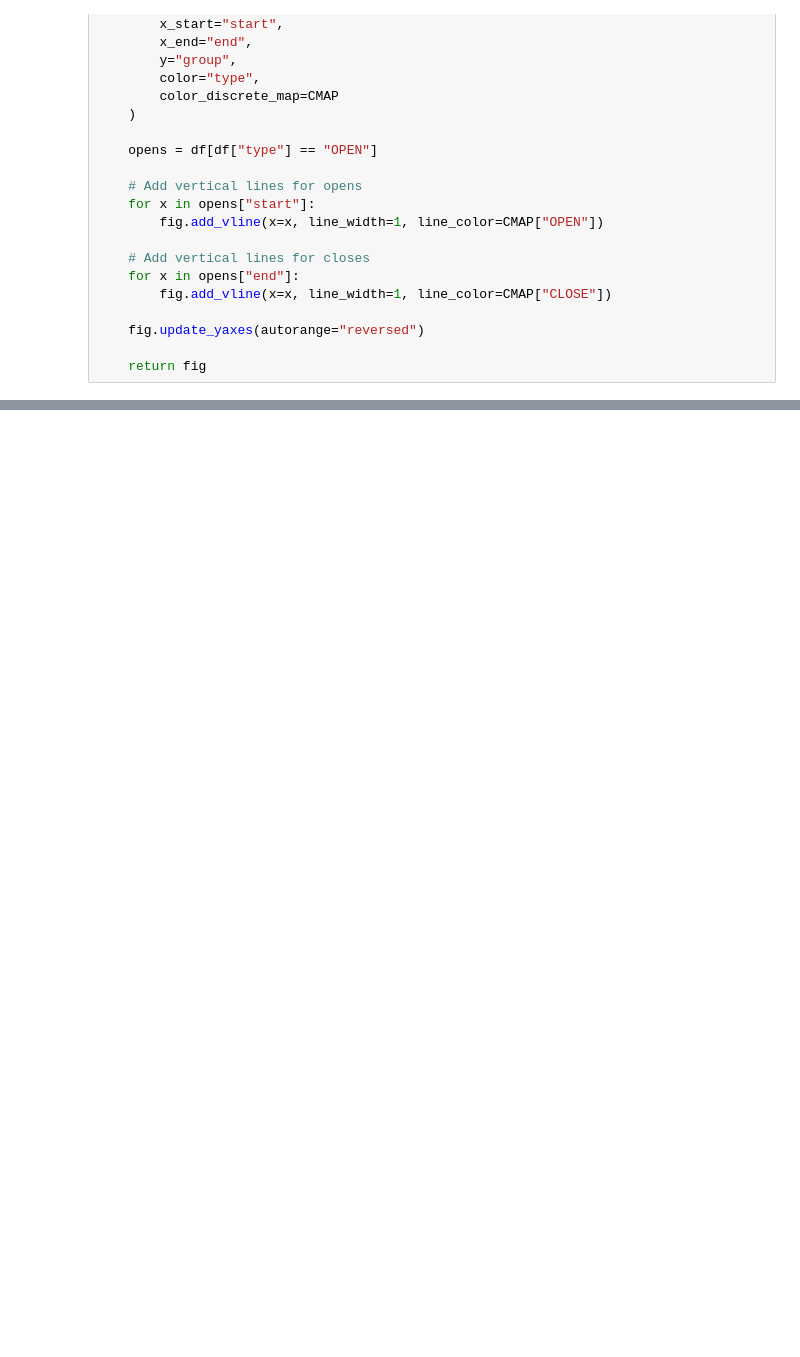
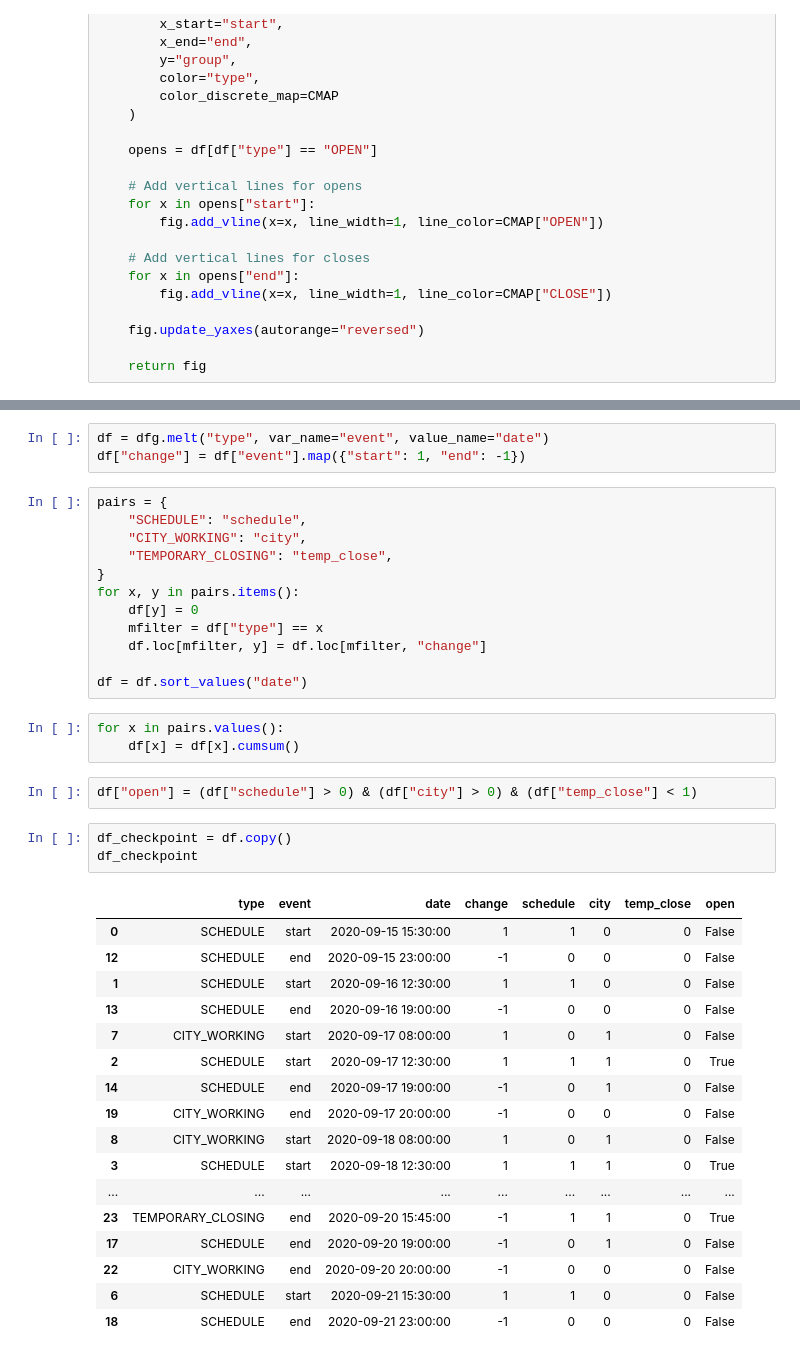
Before and after one commit to villoro/villoro_posts, a Jupyter notebook: store_address/SA visualizations.ipynb, the cells around one changed output, grey strips where cells are left out. Cells and saved outputs as stored; diff of their text form; blank space fills up the shorter version.

```diff
--- a/store_address/SA visualizations.ipynb
+++ b/store_address/SA visualizations.ipynb
@@ -74,0 +94,41 @@ plot_sa(df)
+# %%
+df = dfg.melt("type", var_name="event", value_name="date")
+df["change"] = df["event"].map({"start": 1, "end": -1})
+# %%
+pairs = {
+    "SCHEDULE": "schedule",
+    "CITY_WORKING": "city",
+    "TEMPORARY_CLOSING": "temp_close",
+}
+for x, y in pairs.items():
+    df[y] = 0
+    mfilter = df["type"] == x
+    df.loc[mfilter, y] = df.loc[mfilter, "change"]
+
+df = df.sort_values("date")
+# %%
+for x in pairs.values():
+    df[x] = df[x].cumsum()
+# %%
+df["open"] = (df["schedule"] > 0) & (df["city"] > 0) & (df["temp_close"] < 1)
+# %%
+df_checkpoint = df.copy()
+df_checkpoint
+# %% [output]
+|  | type | event | date | change | schedule | city | temp_close | open |
+| 0 | SCHEDULE | start | 2020-09-15 15:30:00 | 1 | 1 | 0 | 0 | False |
+| 12 | SCHEDULE | end | 2020-09-15 23:00:00 | -1 | 0 | 0 | 0 | False |
+| 1 | SCHEDULE | start | 2020-09-16 12:30:00 | 1 | 1 | 0 | 0 | False |
+| 13 | SCHEDULE | end | 2020-09-16 19:00:00 | -1 | 0 | 0 | 0 | False |
+| 7 | CITY_WORKING | start | 2020-09-17 08:00:00 | 1 | 0 | 1 | 0 | False |
+| 2 | SCHEDULE | start | 2020-09-17 12:30:00 | 1 | 1 | 1 | 0 | True |
+| 14 | SCHEDULE | end | 2020-09-17 19:00:00 | -1 | 0 | 1 | 0 | False |
+| 19 | CITY_WORKING | end | 2020-09-17 20:00:00 | -1 | 0 | 0 | 0 | False |
+| 8 | CITY_WORKING | start | 2020-09-18 08:00:00 | 1 | 0 | 1 | 0 | False |
+| 3 | SCHEDULE | start | 2020-09-18 12:30:00 | 1 | 1 | 1 | 0 | True |
+| ... | ... | ... | ... | ... | ... | ... | ... | ... |
+| 23 | TEMPORARY_CLOSING | end | 2020-09-20 15:45:00 | -1 | 1 | 1 | 0 | True |
+| 17 | SCHEDULE | end | 2020-09-20 19:00:00 | -1 | 0 | 1 | 0 | False |
+| 22 | CITY_WORKING | end | 2020-09-20 20:00:00 | -1 | 0 | 0 | 0 | False |
+| 6 | SCHEDULE | start | 2020-09-21 15:30:00 | 1 | 1 | 0 | 0 | False |
+| 18 | SCHEDULE | end | 2020-09-21 23:00:00 | -1 | 0 | 0 | 0 | False |
```
Also changed, not shown: parts of 17 cells of this notebook, 1 other file.
